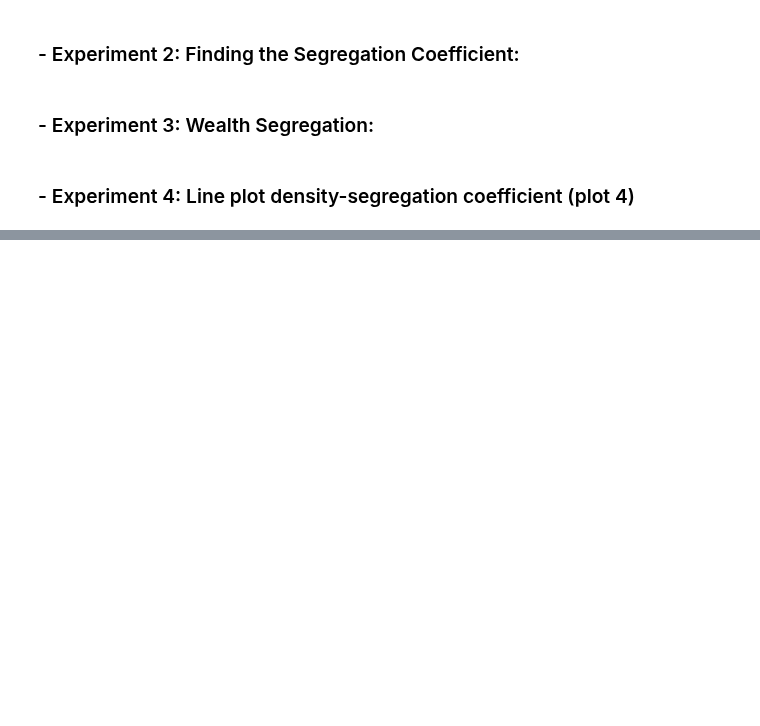
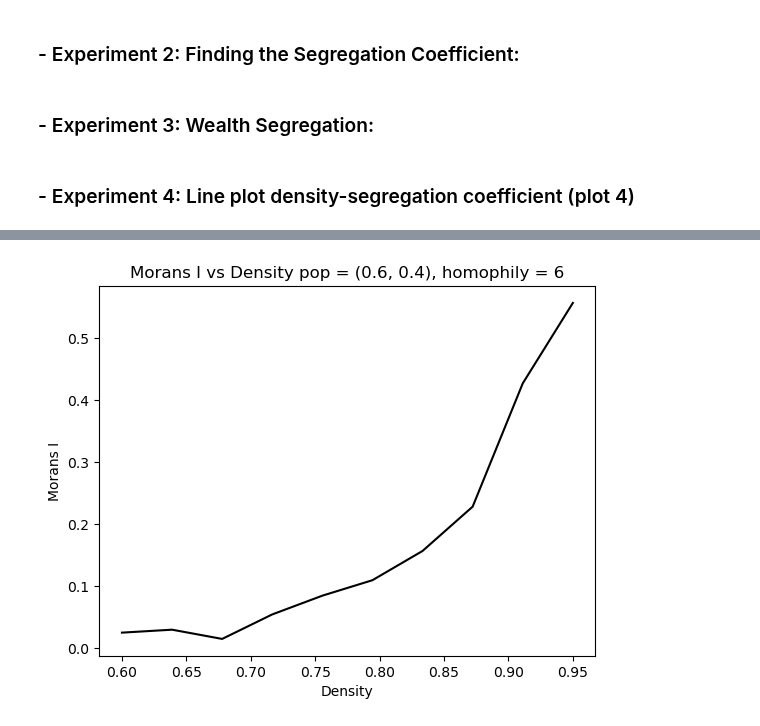
Before and after one commit to aM0NKE/ComplexSystemSimulation, a Jupyter notebook: mesa-schelling/final_analysis.ipynb, the cells around one changed output, grey strips where cells are left out. Saved outputs shown, nothing was run; the diff lists cells and outputs as text; code cells hidden in the pictures; blank space fills up the shorter version.

Commit message:
Moran's I working and added to final analysis

```diff
--- a/mesa-schelling/final_analysis.ipynb
+++ b/mesa-schelling/final_analysis.ipynb
@@ -529,0 +577,17 @@ plt.show()
+# %%
+density_values = np.linspace(0.6,0.95, num=10)
+segregation_list = []
+for density in density_values:
+    model = Schelling(size=100, density=density, fixed_areas_pc=0.0, pop_weights=(0.6,0.4), homophily=6, cluster_threshold=4, alpha=5, stopping_threshold=5)
+    while model.running and model.schedule.steps < 100:
+        model.step()
+    segregation = MoransI(model)
+    segregation_list.append(segregation)
+
+plt.plot(density_values, segregation_list, 'k-')
+plt.title('Morans I vs Density pop = (0.6, 0.4), homophily = 6')
+plt.xlabel('Density')
+plt.ylabel('Morans I')
+plt.show()
+# %% [output]
+[figure, added]
```
Also changed, not shown: parts of 6 cells of this notebook, 1 other file.
